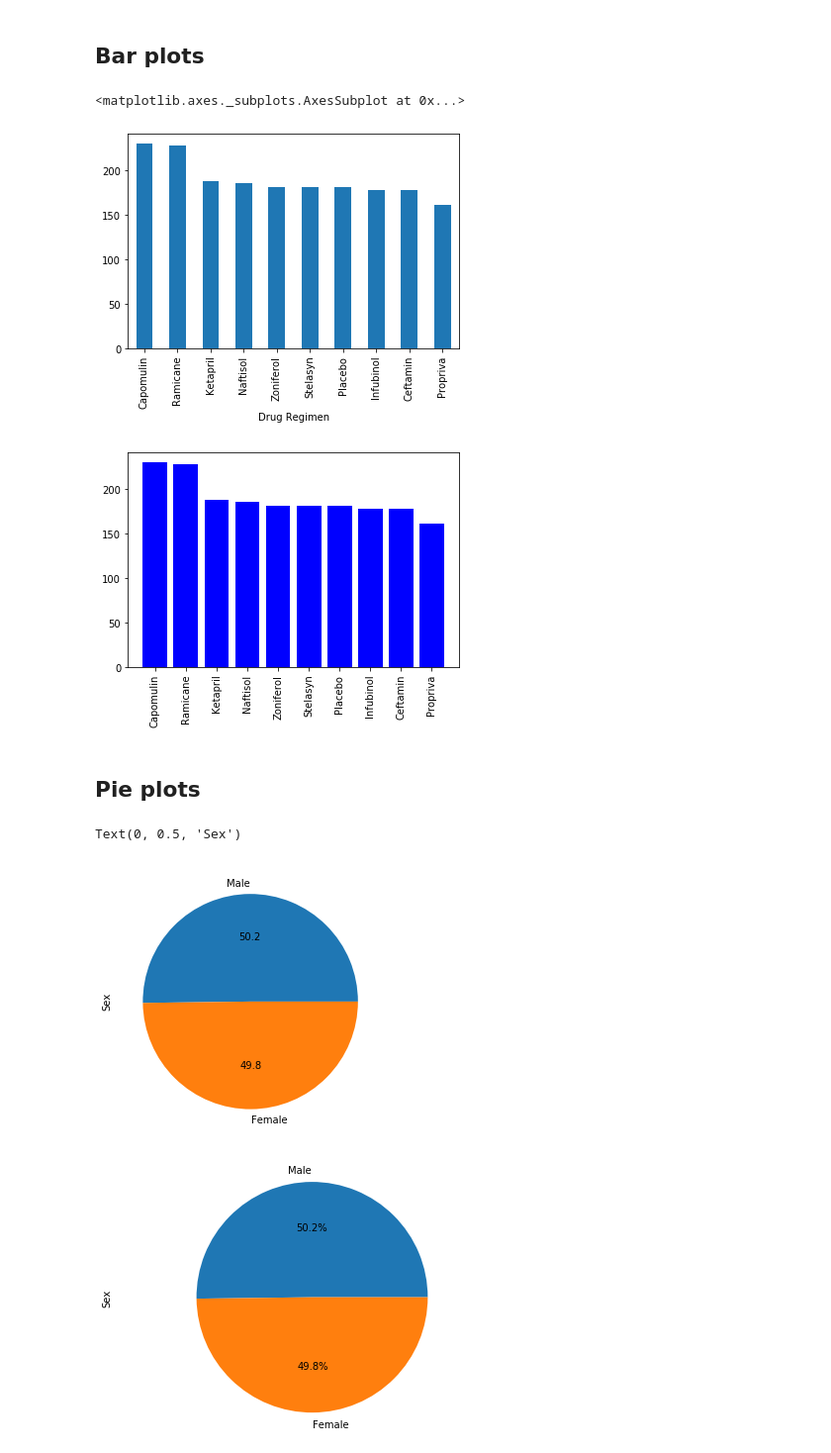
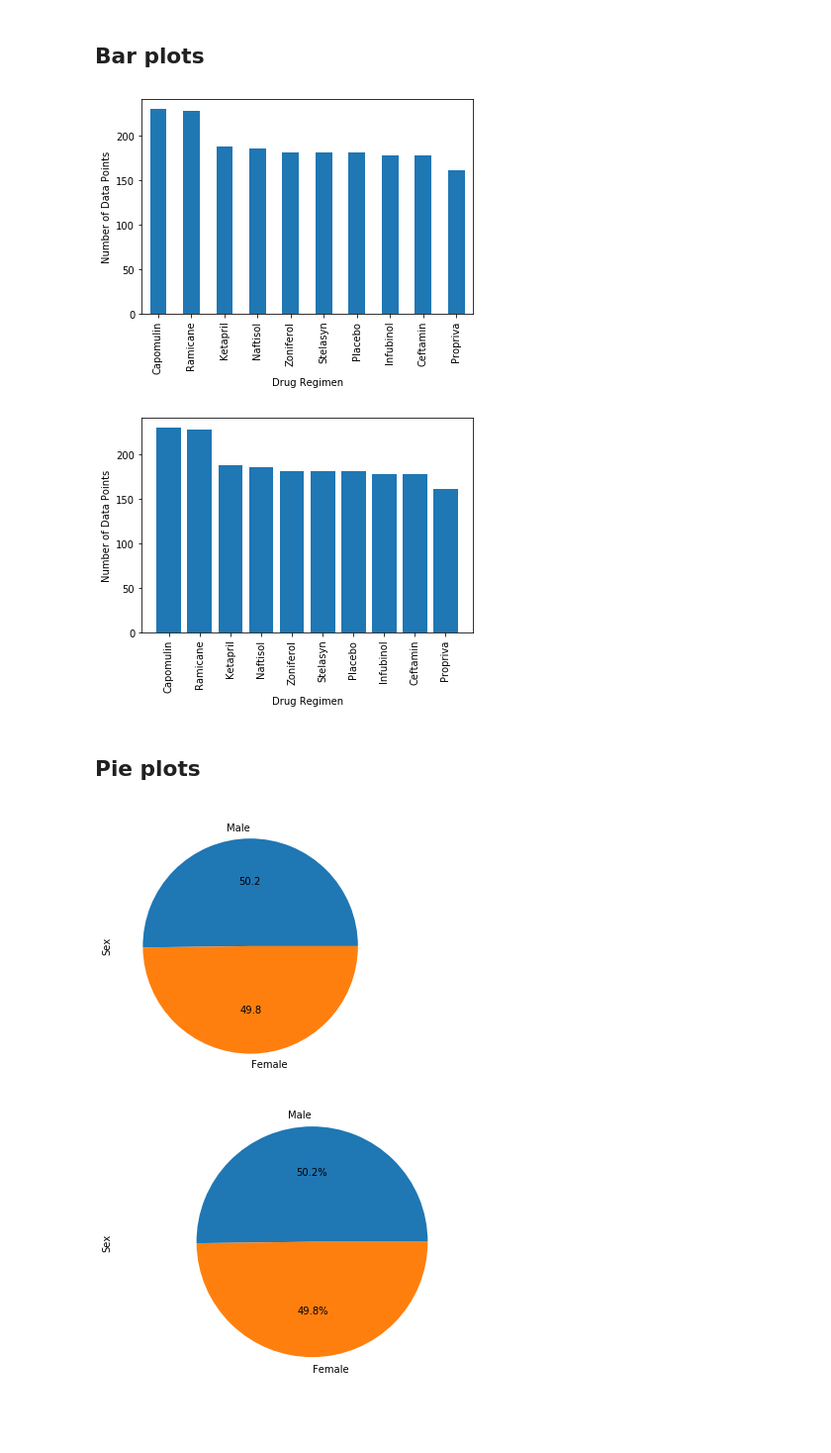
Before and after one commit to annmcnamara/matplotlib-challenge, a Jupyter notebook: Pymaceuticals/pymaceuticals_starter.ipynb, the cells around one changed output. Shown at 99% size. Saved outputs shown, nothing was run; the diff lists cells and outputs as text; code cells hidden in the pictures; blank space fills up the shorter version.

```diff
--- a/Pymaceuticals/pymaceuticals_starter.ipynb
+++ b/Pymaceuticals/pymaceuticals_starter.ipynb
@@ -19,7 +19,6 @@ mouse_metadata = pd.read_csv(mouse_metadata)
 study_results  = pd.read_csv(study_results)
 
 # Combine the data into a single dataset based on mouse id
-df = pd.merge(mouse_metadata, study_results,  on="Mouse ID", how = "outer")
 df = pd.merge(study_results, mouse_metadata,  on="Mouse ID", how = "outer")
 
 #df
@@ -95,29 +86,36 @@ tumors
 # %%
 # Generate a bar plot showing number of data points for each
 # treatment regimen using pandas
+# first count the datapoints for each treatment regimen
+# note I am reusing the groupby result from above that grouped the data on regimen
 plotData = byRegimen['Mouse ID'].count().sort_values(ascending = False)
-plotData.plot.bar(x='Drug', y = "Quantity")
+# plot the data using pandas
+barchart = plotData.plot.bar(x='Drug', y = "Quantity")
+barchart.set_xlabel("Drug Regimen")
+_       = barchart.set_ylabel("Number of Data Points")
 # %% [output]
-<matplotlib.axes._subplots.AxesSubplot at 0x...>
-[figure, old version]
+[figure, new version]
 # %%
 # Generate a bar plot showing number of data points for each treatment
 # regimen using pyplot
 
 # Count the number of mice (by id) in each regimen and sort them descending order
 plotdf = byRegimen['Mouse ID'].count().sort_values(ascending = False)
 
 # Set the values for the x_axis and map the drug names onto the values
 x_axis = np.arange(len(plotdf))
 plt.xticks(x_axis, plotdf.keys(), rotation=90)
 
 # plot the data using pyplot
-plt.bar(x_axis, plotdf, color='b', align="center")
+plt.bar(x_axis, plotdf, align="center")
 
+# construct the titles
+plt.xlabel("Drug Regimen")
+plt.ylabel("Number of Data Points")
 # Display the plot
 plt.show()
 # %% [output]
-[figure, old version]
+[figure, new version]
 # %% [markdown]
 ## Pie plots
 # %%
@@ -125,9 +123,8 @@ plt.show()
 # female versus male mice using pandas
 mf_mice = df.groupby(['Mouse ID', 'Sex']).size().groupby(level=1).count().sort_values(ascending = False)
 plot    = mf_mice.plot(kind = 'pie', y ='Sex', figsize=(5, 5), autopct='%.1f')
-plot.set_ylabel("Sex")
+_       = plot.set_ylabel("Sex")  #needed to set this to variable to supress output
 # %% [output]
-Text(0, 0.5, 'Sex')
 [figure]
 # %%
 # Generate a pie plot showing the distribution of female
```
Also changed, not shown: parts of 12 cells of this notebook.
